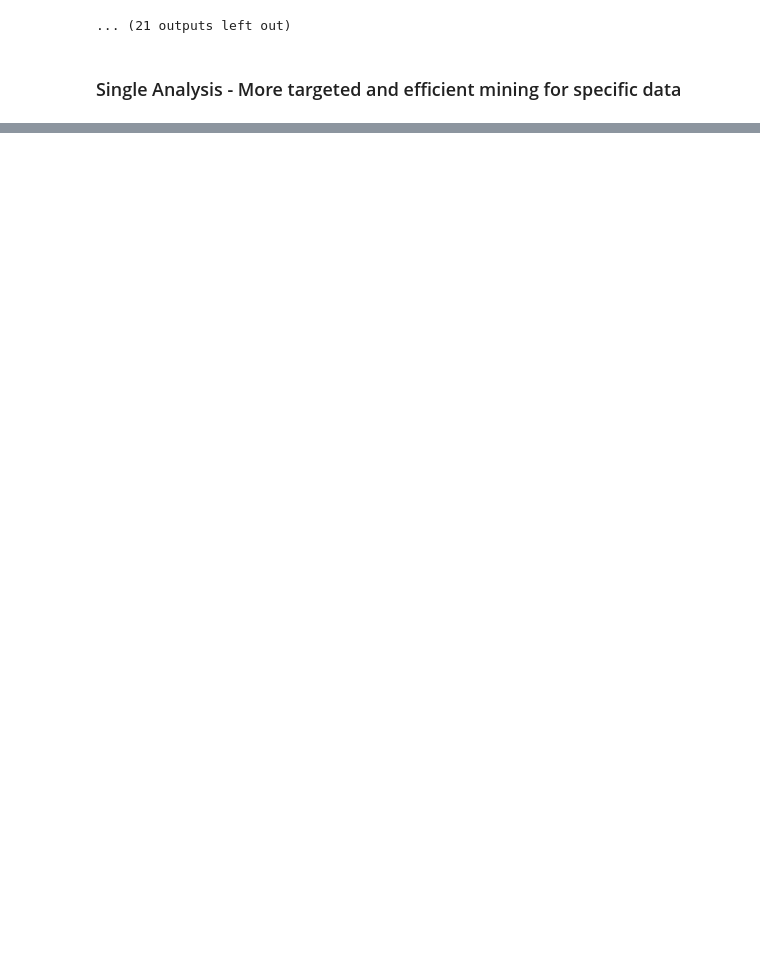
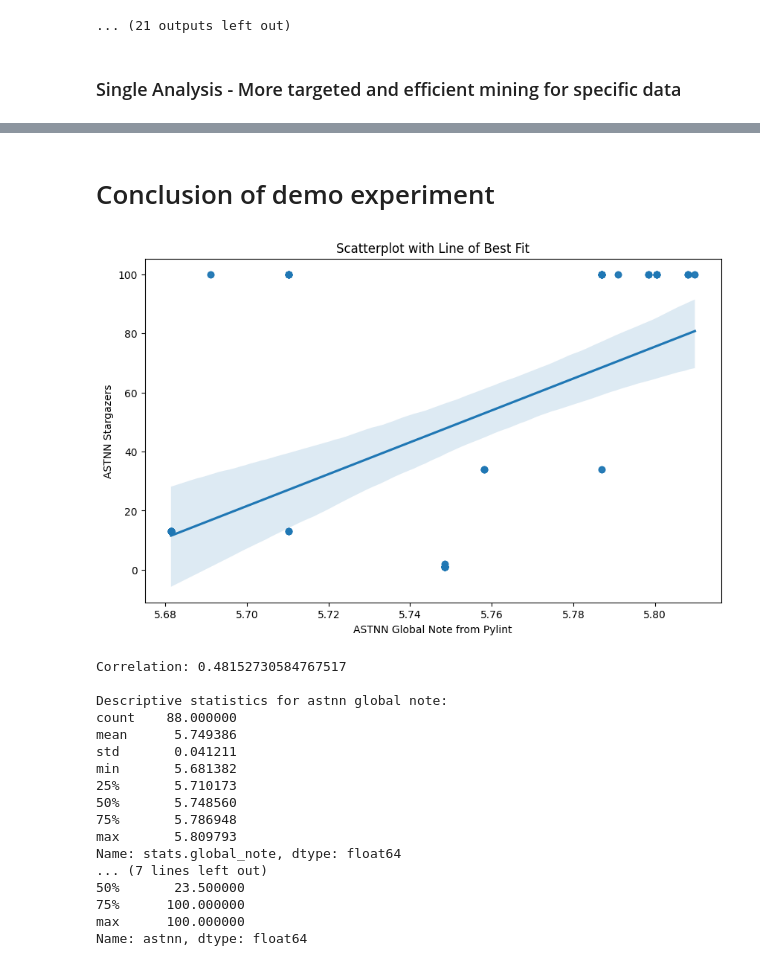
Before and after one commit to Majistaten/PyCIRAS, a Jupyter notebook: notebooks/DEMO.ipynb, the cells around one changed output, grey strips where cells are left out. Cells and saved outputs as stored; diff of their text form; code cells hidden in the pictures; blank space fills up the shorter version.

```diff
--- a/notebooks/DEMO.ipynb
+++ b/notebooks/DEMO.ipynb
@@ -59,0 +239,19 @@ pyciras.run_stargazers_analysis()
+# %%
+astnn_global_note_over_time_sorted = astnn_global_note_over_time.sort_values('date', ascending=True)
+astnn_stargazers_over_time_sorted = astnn_stargazers_over_time.sort_values('DATE', ascending=True)
+
+# Sort the DataFrames by 'date' column
+astnn_global_note_over_time_sorted = astnn_global_note_over_time.sort_values('date')
+astnn_stargazers_over_time_sorted = astnn_stargazers_over_time.sort_values('DATE')
+
+# Perform the 'as of' merge
+global_note_stargazers_asof = pd.merge_asof(
+    left=astnn_global_note_over_time_sorted,
+    right=astnn_stargazers_over_time_sorted,
+    left_on='date',
+    right_on='DATE',
+    direction='nearest',
+    tolerance=pd.Timedelta('1000 days')  # TODO Adjust the tolerance as per your data's requirements, will not match correctly if too far between
+)
+
+# Now global_note_stargazers_asof will contain the merged data
@@ -59,0 +281,50 @@ pyciras.run_stargazers_analysis()
+# %% [markdown]
+# Conclusion of demo experiment
+# %%
+# Now you can perform correlation analysis and descriptive statistics on 'stats.global_note' and 'astnn' in the merged_data dataframe
+
+import seaborn as sns
+
+# Create a scatterplot with a regression line
+plt.figure(figsize=(10, 6))
+sns.regplot(x='stats.global_note', y='astnn', data=global_note_stargazers_asof, fit_reg=True)
+
+plt.title('Scatterplot with Line of Best Fit')
+plt.xlabel('ASTNN Global Note from Pylint')
+plt.ylabel('ASTNN Stargazers')
+plt.show()
+
+correlation = global_note_stargazers_asof['stats.global_note'].corr(global_note_stargazers_asof['astnn'])
+
+astnn_global_note_over_time
+astnn_stargazers_over_time
+
+# Print the correlation
+print('Correlation:', correlation)
+print()
+
+# Descriptive statistics
+print('Descriptive statistics for astnn global note:')
+print(global_note_stargazers_asof['stats.global_note'].describe())
+
+print('\nDescriptive statistics for astnn stargazers over time:')
+print(global_note_stargazers_asof['astnn'].describe())
+# %% [output]
+[figure, added]
+Correlation: 0.48152730584767517
+
+Descriptive statistics for astnn global note:
+count    88.000000
+mean      5.749386
+std       0.041211
+min       5.681382
+25%       5.710173
+50%       5.748560
+75%       5.786948
+max       5.809793
+Name: stats.global_note, dtype: float64
+... (7 lines left out)
+50%       23.500000
+75%      100.000000
+max      100.000000
+Name: astnn, dtype: float64
```
Also changed, not shown: parts of 21 cells of this notebook, 7 other files.
